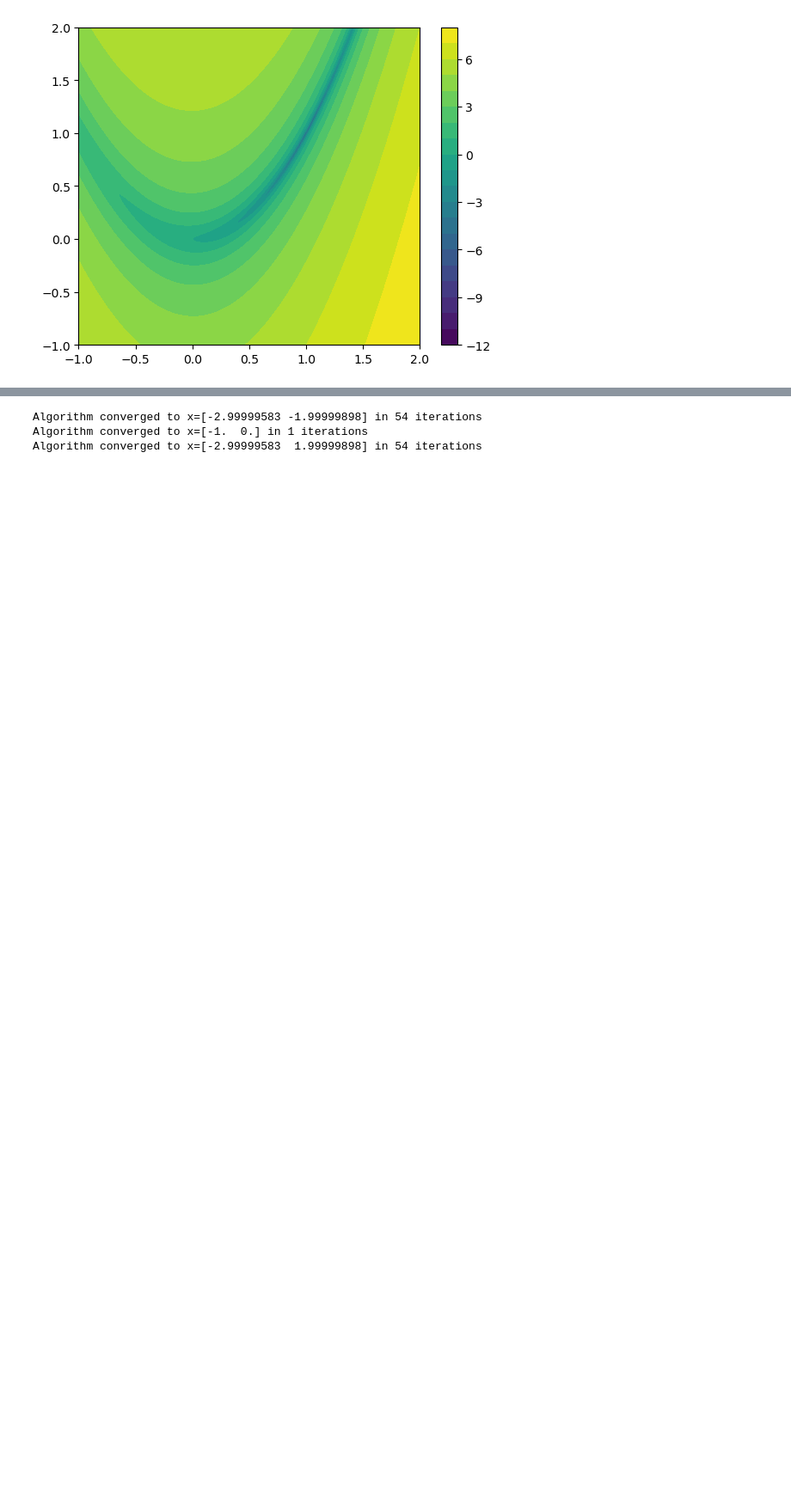
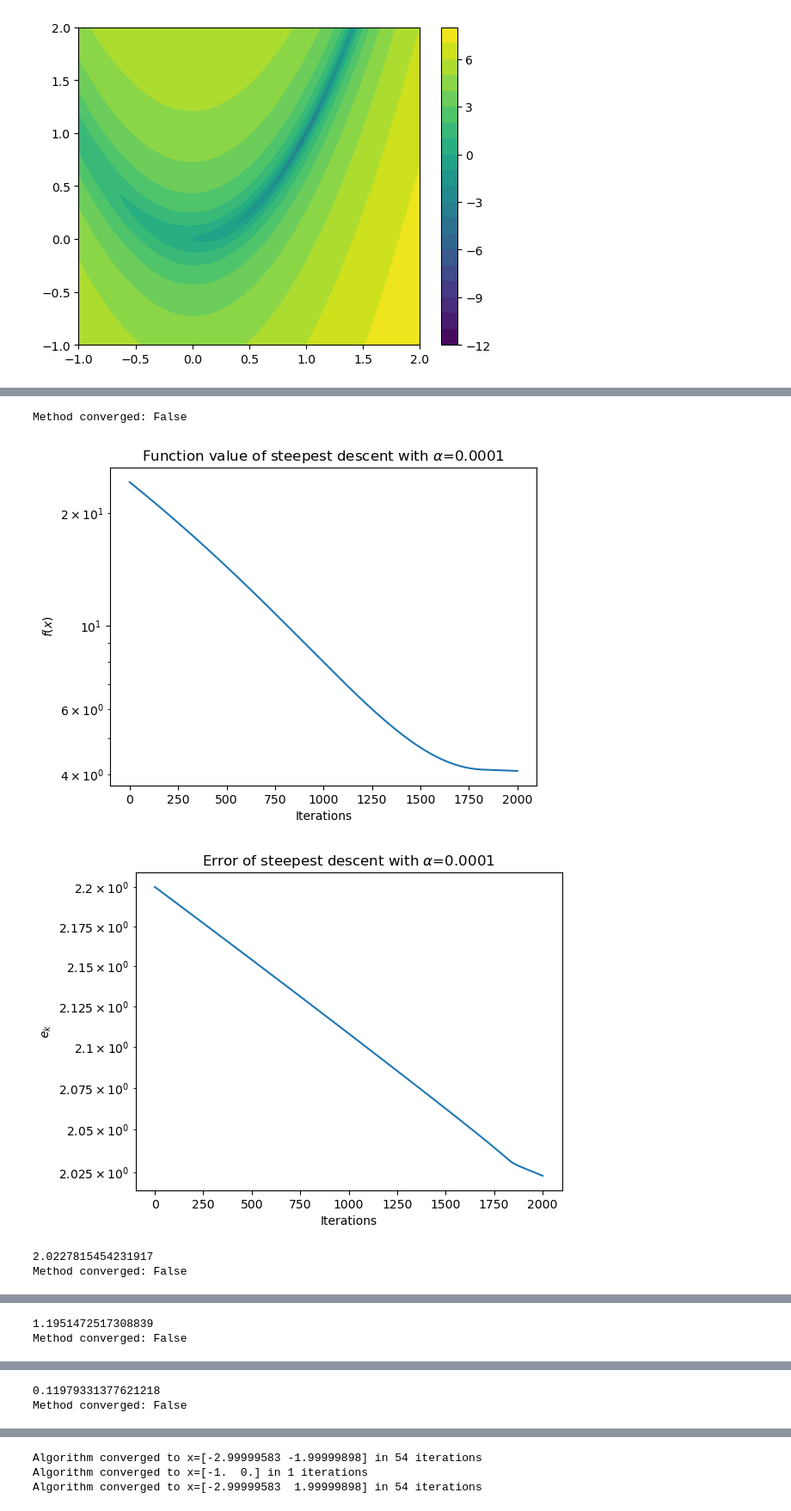
Before and after one commit to Tolsager/opt_hw1, a Jupyter notebook: rasmus.ipynb, the cells around one changed output, grey strips where cells are left out. Shown: that part at 86% size. Cells and saved outputs as stored; diff of their text form; code cells hidden in the pictures; blank space fills up the shorter version.

```diff
--- a/rasmus.ipynb
+++ b/rasmus.ipynb
@@ -108,0 +116,29 @@ for step_size in step_sizes:
+# %%
+tol = 1e-10
+step_sizes = [0.0001, 0.001, 0.005, 0.01]
+for step_size in step_sizes:
+    x0 = np.array([-1.2, 1])
+    x, stats = steepest_descent(step_size, rosenbrock, x0, tol=tol, max_iter=2000)
+    print(f"Method converged: {stats['converged']}")
+    plt.semilogy(range(stats["iterations"]+1), stats["F"])
+    plt.title(fr"Function value of steepest descent with $\alpha$={step_size}")
+    plt.ylabel("$f(x)$")
+    plt.xlabel("Iterations")
+    plt.show()
+
+
+    plt.semilogy(range(stats["iterations"]+1), stats["e"])
+    plt.title(fr"Error of steepest descent with $\alpha$={step_size}")
+    plt.ylabel("$e_k$")
+    plt.xlabel("Iterations")
+    plt.yscale("log")
+    plt.show()
+    plt.close()
+
+    print(stats["e"][-1])
+# %% [output]
+Method converged: False
+[figure, added]
+[figure, added]
+2.0227815454231917
+Method converged: False
@@ -108,0 +147,2 @@ for step_size in step_sizes:
+1.1951472517308839
+Method converged: False
@@ -108,0 +151,2 @@ for step_size in step_sizes:
+0.11979331377621218
+Method converged: False
```
Also changed, not shown: parts of 3 cells of this notebook.
